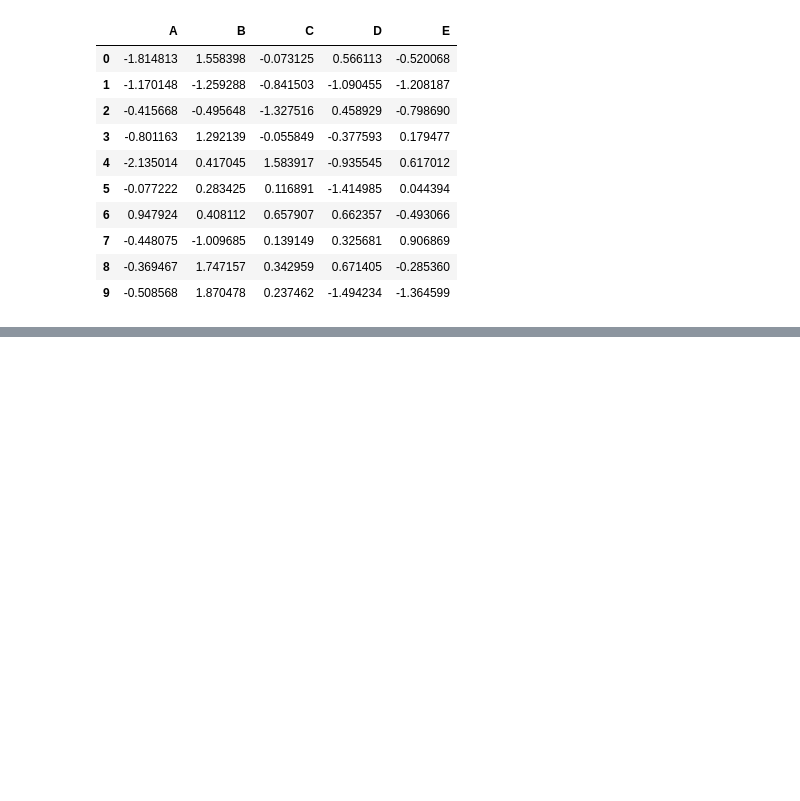
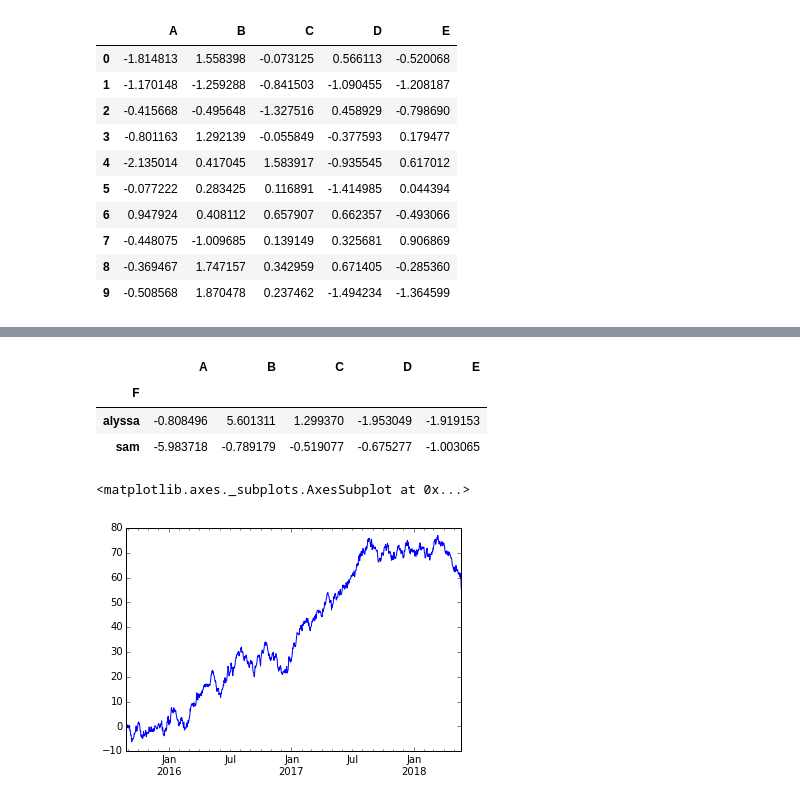
Before and after one commit to cs109/Testing, a Jupyter notebook: Pandas in ten mins.ipynb, the cells around one changed output, grey strips where cells are left out. Drawn from its saved outputs; the diff is of its cells as text; code cells hidden in the pictures; blank space fills up the shorter version.

```diff
--- a/Pandas in ten mins.ipynb
+++ b/Pandas in ten mins.ipynb
@@ -229,0 +253,14 @@ pd.concat(together,axis=1)
+# %%
+df3.groupby('F').sum()
+# %% [output]
+|  | A | B | C | D | E |
+| F |  |  |  |  |  |
+| alyssa | -0.808496 | 5.601311 | 1.299370 | -1.953049 | -1.919153 |
+| sam | -5.983718 | -0.789179 | -0.519077 | -0.675277 | -1.003065 |
+# %%
+ps = pd.Series(np.random.randn(1000), index=pd.date_range('8/28/2015', periods = 1000))
+ps = ps.cumsum()
+plt.figure; ps.plot()
+# %% [output]
+<matplotlib.axes._subplots.AxesSubplot at 0x...>
+[figure, added]
```
Also changed, not shown: parts of 5 cells of this notebook.
